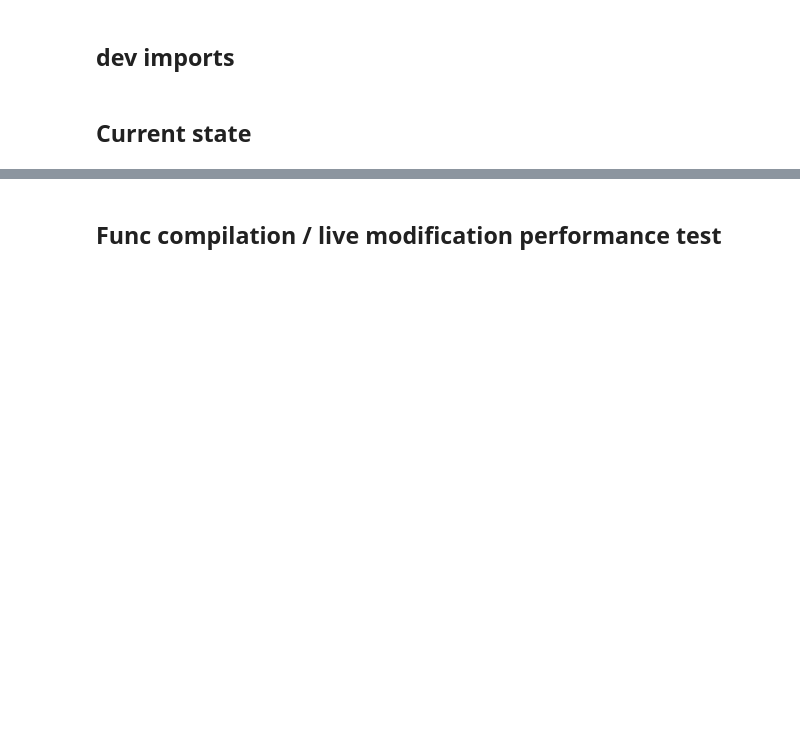
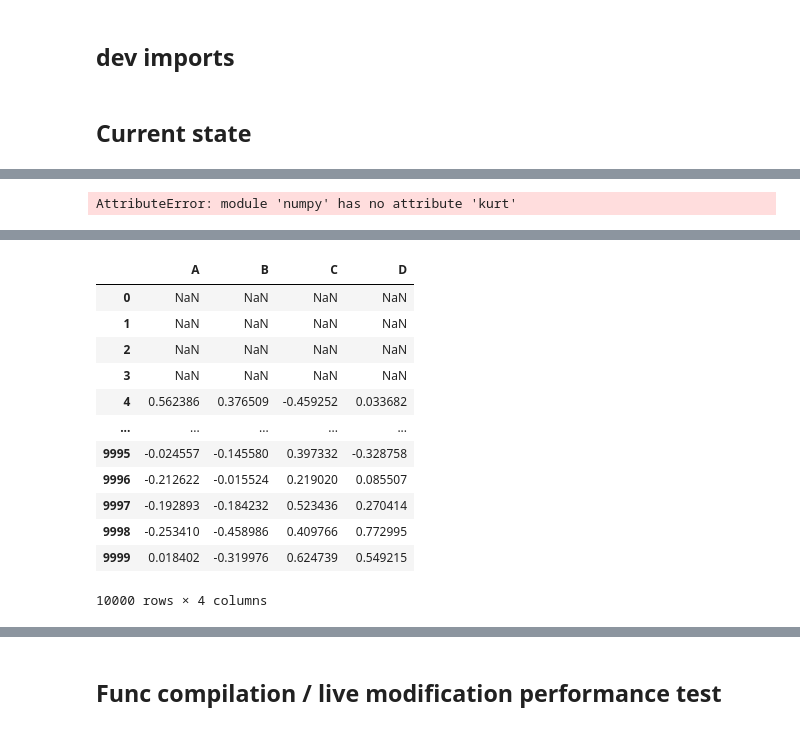
Before and after one commit to remigenet/pandopt, a Jupyter notebook: pandopt_demo_v1.ipynb, the cells around one changed output, grey strips where cells are left out. Cells and saved outputs as stored; diff of their text form; code cells hidden in the pictures; blank space fills up the shorter version.

```diff
--- a/pandopt_demo_v1.ipynb
+++ b/pandopt_demo_v1.ipynb
@@ -291,0 +355,20 @@ class dwrap(pd.DataFrame):
+# %%
+def mymean(x):
+    return functools.reduce(lambda k, z: k + z, x)/len(x)
+
+def somemean(x):
+    return sum(x)/len(x)
+
+df=pd.DataFrame(data=np.random.randn(1000000,4), columns = ['A', 'B', 'C', 'D']).astype(np.float32)
+dfx = pandopt(df)
+
+
+%time df.mean(axis=1)
+%time df.apply(np.mean, axis=1)
+%time dfx.apply(mymean, axis=1)
+%time dfx.apply(somemean, axis=1)
+
+print(df.mean(axis=1))
+print(df.apply(np.mean, axis=1))
+print(dfx.apply(mymean, axis=1))
+print(dfx.apply(somemean, axis=1))
@@ -291,0 +393,36 @@ class dwrap(pd.DataFrame):
+# %%
+
+@nb.jit(nopython=True, nogil=True, parallel=True)
+def cdmtest_func(Z):
+    def callmap(x):
+        if x == 'A':
+            return 0
+        elif x == 'B':
+            return 1
+        elif x == 'C':
+            return 2
+        elif x == 'D':
+            return 3
+        return x
+    def tmporary(x):
+        return np.kurt(x)
+    n = Z.shape[0]
+    res = np.zeros((n, 1))
+    for i in nb.prange(5, n):
+        res[i,0] = np.var(Z[i-5:i,:])
+    return res
+
+
+def mymean(x):
+    return functools.reduce(lambda k, z: k + z, x)/len(x)
+
+
+df=pd.DataFrame(data=np.random.randn(10000,4), columns = ['A', 'B', 'C', 'D']).astype(np.float32)
+dfx = pandopt(df)
+
+%time cdmtest_func(df.to_numpy())
+
+%time df.rolling(5).var()
+%time df.rolling(5).apply(np.var)
+%time dfx.rolling(5).apply(mymean)
+# %% [output]
@@ -291,0 +433 @@ class dwrap(pd.DataFrame):
+AttributeError: module 'numpy' has no attribute 'kurt'
@@ -291,0 +436,13 @@ class dwrap(pd.DataFrame):
+|  | A | B | C | D |
+| 0 | NaN | NaN | NaN | NaN |
+| 1 | NaN | NaN | NaN | NaN |
+| 2 | NaN | NaN | NaN | NaN |
+| 3 | NaN | NaN | NaN | NaN |
+| 4 | 0.562386 | 0.376509 | -0.459252 | 0.033682 |
+| ... | ... | ... | ... | ... |
+| 9995 | -0.024557 | -0.145580 | 0.397332 | -0.328758 |
+| 9996 | -0.212622 | -0.015524 | 0.219020 | 0.085507 |
+| 9997 | -0.192893 | -0.184232 | 0.523436 | 0.270414 |
+| 9998 | -0.253410 | -0.458986 | 0.409766 | 0.772995 |
+| 9999 | 0.018402 | -0.319976 | 0.624739 | 0.549215 |
+10000 rows × 4 columns
```
Also changed, not shown: parts of 15 cells of this notebook.
